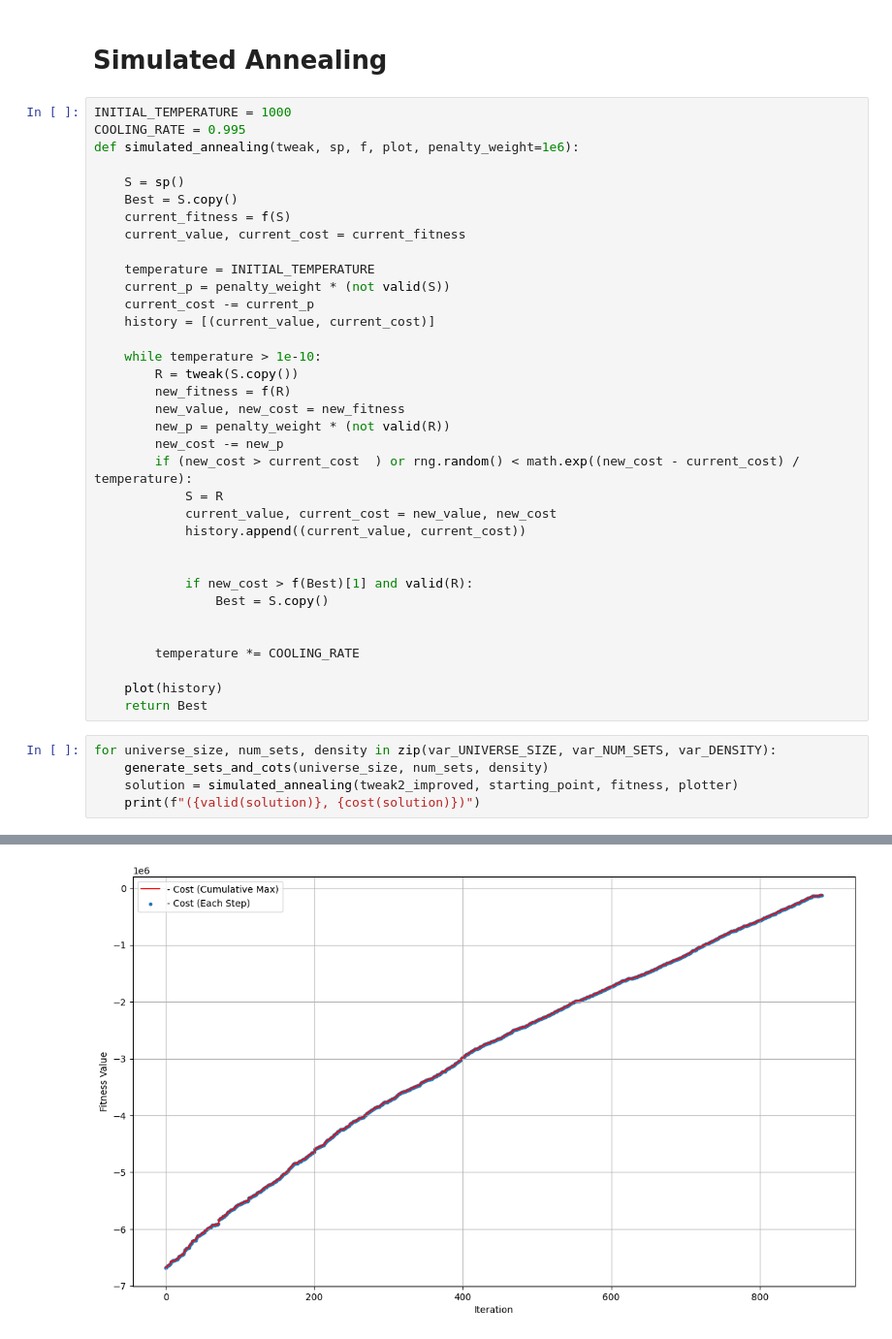
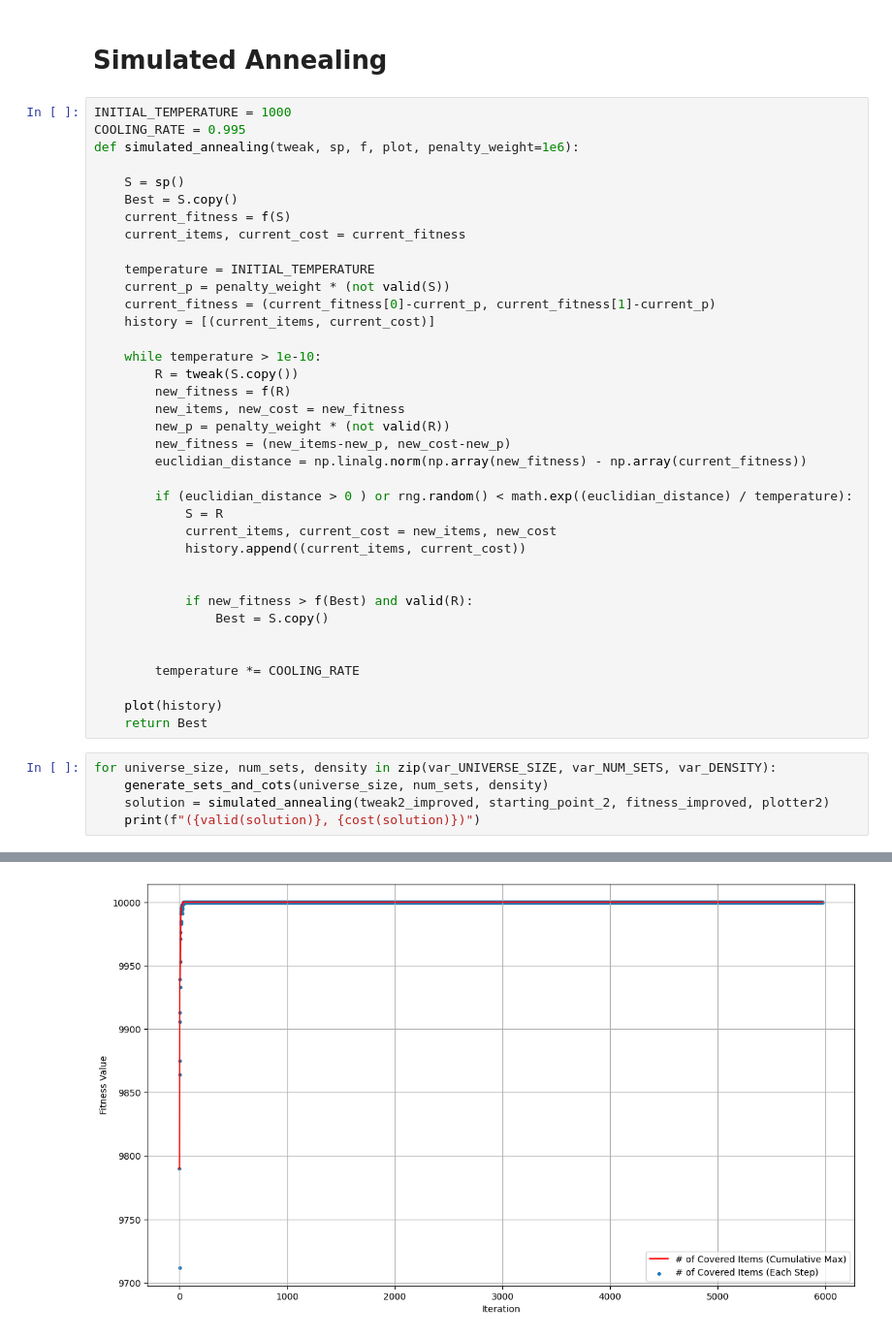
Before and after one commit to Gabriele-Raffaele/CI2024_lab1, a Jupyter notebook: lab1.ipynb, the cells around one changed output, grey strips where cells are left out. Shown: that part at 97% size. Drawn from its saved outputs; the diff is of its cells as text.

Commit message:
fixing simulated annealing

```diff
--- a/lab1.ipynb
+++ b/lab1.ipynb
@@ -229,26 +228,28 @@ def simulated_annealing(tweak, sp, f, plot, penalty_weight=1e6):
     S = sp()
     Best = S.copy()
     current_fitness = f(S)
-    current_value, current_cost = current_fitness
+    current_items, current_cost = current_fitness
 
     temperature = INITIAL_TEMPERATURE
     current_p = penalty_weight * (not valid(S))
-    current_cost -= current_p
-    history = [(current_value, current_cost)]
+    current_fitness = (current_fitness[0]-current_p, current_fitness[1]-current_p)
+    history = [(current_items, current_cost)]
 
     while temperature > 1e-10:
         R = tweak(S.copy())
         new_fitness = f(R)
-        new_value, new_cost = new_fitness
+        new_items, new_cost = new_fitness
         new_p = penalty_weight * (not valid(R))
-        new_cost -= new_p
-        if (new_cost > current_cost  ) or rng.random() < math.exp((new_cost - current_cost) / temperature):
+        new_fitness = (new_items-new_p, new_cost-new_p)
+        euclidian_distance = np.linalg.norm(np.array(new_fitness) - np.array(current_fitness))
+
+        if (euclidian_distance > 0 ) or rng.random() < math.exp((euclidian_distance) / temperature):
             S = R
-            current_value, current_cost = new_value, new_cost
-            history.append((current_value, current_cost))
+            current_items, current_cost = new_items, new_cost
+            history.append((current_items, current_cost))
 
 
-            if new_cost > f(Best)[1] and valid(R):
+            if new_fitness > f(Best) and valid(R):
                 Best = S.copy()
 
 
@@ -259,6 +260,6 @@ def simulated_annealing(tweak, sp, f, plot, penalty_weight=1e6):
 # %%
 for universe_size, num_sets, density in zip(var_UNIVERSE_SIZE, var_NUM_SETS, var_DENSITY):
     generate_sets_and_cots(universe_size, num_sets, density)
-    solution = simulated_annealing(tweak2_improved, starting_point, fitness, plotter)
+    solution = simulated_annealing(tweak2_improved, starting_point_2, fitness_improved, plotter2)
     print(f"({valid(solution)}, {cost(solution)})")
 # %% [output]
@@ -267 +268 @@ for universe_size, num_sets, density in zip(var_UNIVERSE_SIZE, var_NUM_SETS, var
-[figure, old version]
+[figure, new version]
```
Also changed, not shown: parts of 3 cells of this notebook.
